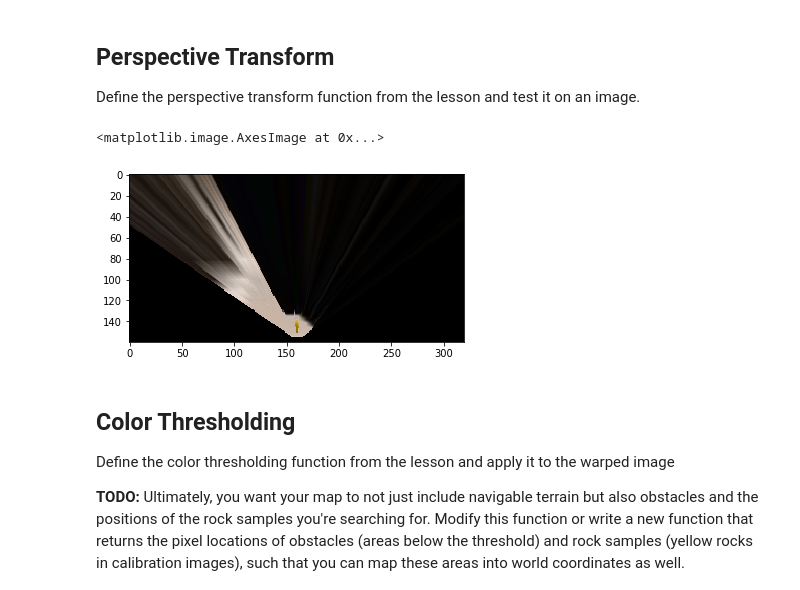
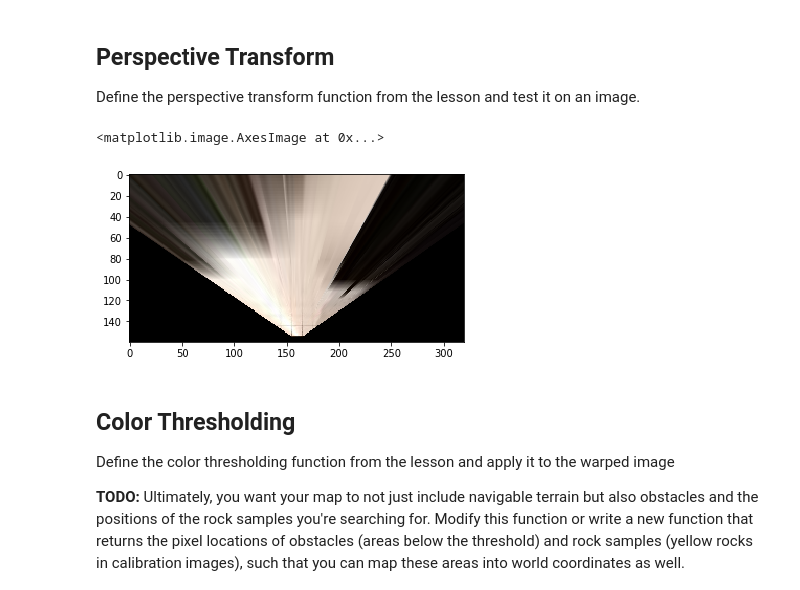
Before and after one commit to kjames88/RoboND-Rover, a Jupyter notebook: code/Rover_Project_Test_Notebook.ipynb, the cells around one changed output. Cells and saved outputs as stored; diff of their text form; code cells hidden in the pictures.

```diff
--- a/code/Rover_Project_Test_Notebook.ipynb
+++ b/code/Rover_Project_Test_Notebook.ipynb
@@ -112,16 +112,16 @@
                         [image.shape[1]/2+5, image.shape[0]-offset-10],
                         [image.shape[1]/2-5, image.shape[0]-offset],
                         [image.shape[1]/2+5, image.shape[0]-offset]])
 #destination = np.float32([[120,75],[200,75],[120,155],[200,155]])
 #destination = np.float32([[155,64],[165,64],[155,74],[165,74]])
 # 2) Apply perspective transform
-warped = perspect_transform(rock_img, source, destination)
+warped = perspect_transform(grid_img, source, destination)
 plt.imshow(warped)
 #plt.imshow(grid_img[80:,:])
 #scipy.misc.imsave('../output/warped_example.jpg', warped)
 # %% [output]
 <matplotlib.image.AxesImage at 0x...>
-[figure, old version]
+[figure, new version]
 # %% [markdown]
 ## Color Thresholding
 Define the color thresholding function from the lesson and apply it to the warped image
```
Also changed, not shown: 2 other files.
